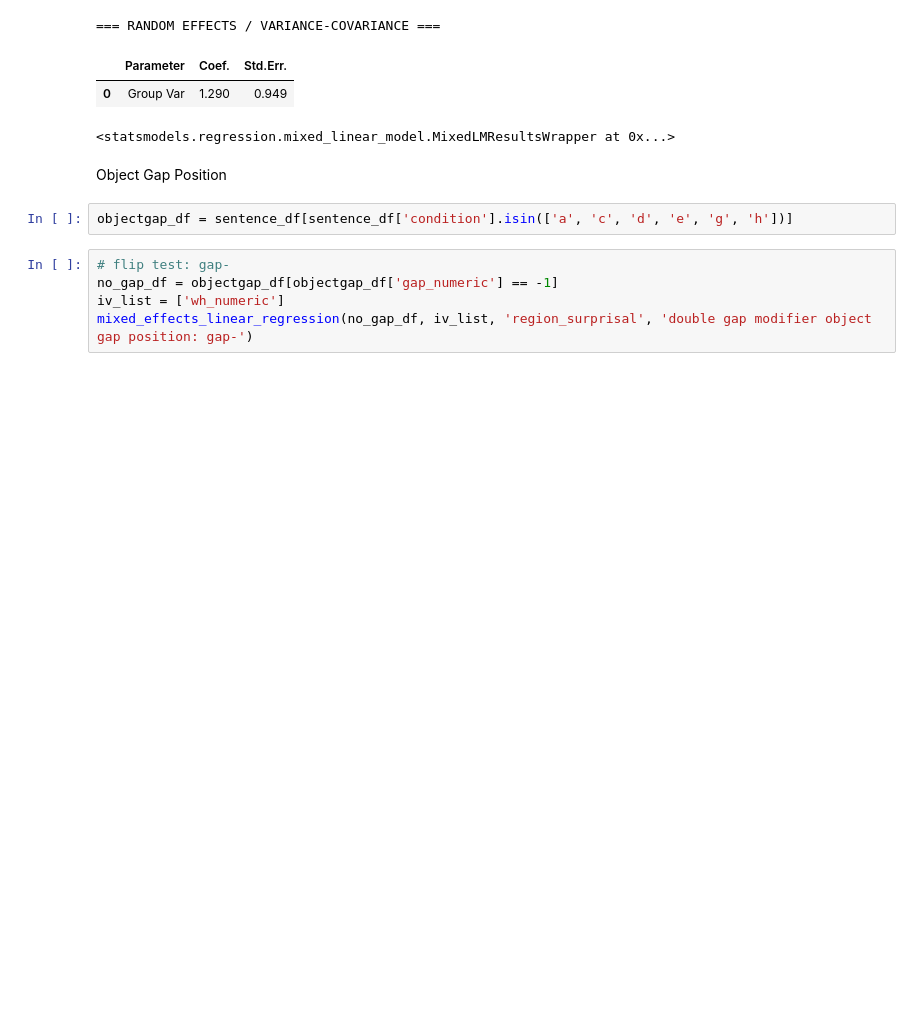
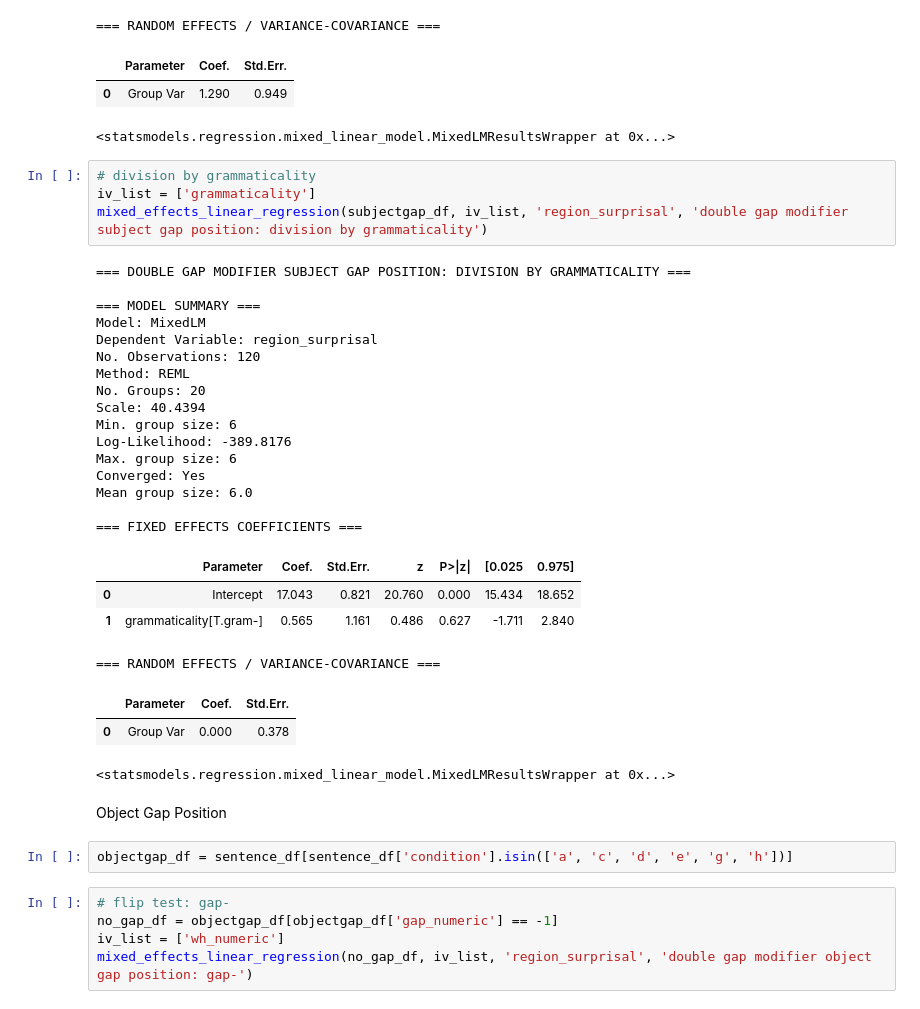
Before and after one commit to um-cap-lab/EMNLP-2025-submission, a Jupyter notebook: flip_test&division_by_grammaticality_gpt2_100M.ipynb, the cells around one changed output. Cells and saved outputs as stored; diff of their text form; blank space fills up the shorter version.

```diff
--- a/flip_test&division_by_grammaticality_gpt2_100M.ipynb
+++ b/flip_test&division_by_grammaticality_gpt2_100M.ipynb
@@ -866,6 +1052,34 @@ Mean group size: 4.0
 |  | Parameter | Coef. | Std.Err. |
 | 0 | Group Var | 1.290 | 0.949 |
 <statsmodels.regression.mixed_linear_model.MixedLMResultsWrapper at 0x...>
+# %%
+# division by grammaticality
+iv_list = ['grammaticality']
+mixed_effects_linear_regression(subjectgap_df, iv_list, 'region_surprisal', 'double gap modifier subject gap position: division by grammaticality')
+# %% [output]
+=== DOUBLE GAP MODIFIER SUBJECT GAP POSITION: DIVISION BY GRAMMATICALITY ===
+
+=== MODEL SUMMARY ===
+Model: MixedLM
+Dependent Variable: region_surprisal
+No. Observations: 120
+Method: REML
+No. Groups: 20
+Scale: 40.4394
+Min. group size: 6
+Log-Likelihood: -389.8176
+Max. group size: 6
+Converged: Yes
+Mean group size: 6.0
+
+=== FIXED EFFECTS COEFFICIENTS ===
+|  | Parameter | Coef. | Std.Err. | z | P>|z| | [0.025 | 0.975] |
+| 0 | Intercept | 17.043 | 0.821 | 20.760 | 0.000 | 15.434 | 18.652 |
+| 1 | grammaticality[T.gram-] | 0.565 | 1.161 | 0.486 | 0.627 | -1.711 | 2.840 |
+=== RANDOM EFFECTS / VARIANCE-COVARIANCE ===
+|  | Parameter | Coef. | Std.Err. |
+| 0 | Group Var | 0.000 | 0.378 |
+<statsmodels.regression.mixed_linear_model.MixedLMResultsWrapper at 0x...>
 # %% [markdown]
 Object Gap Position
 # %%
```
Also changed, not shown: parts of 37 cells of this notebook, 4 other files.
